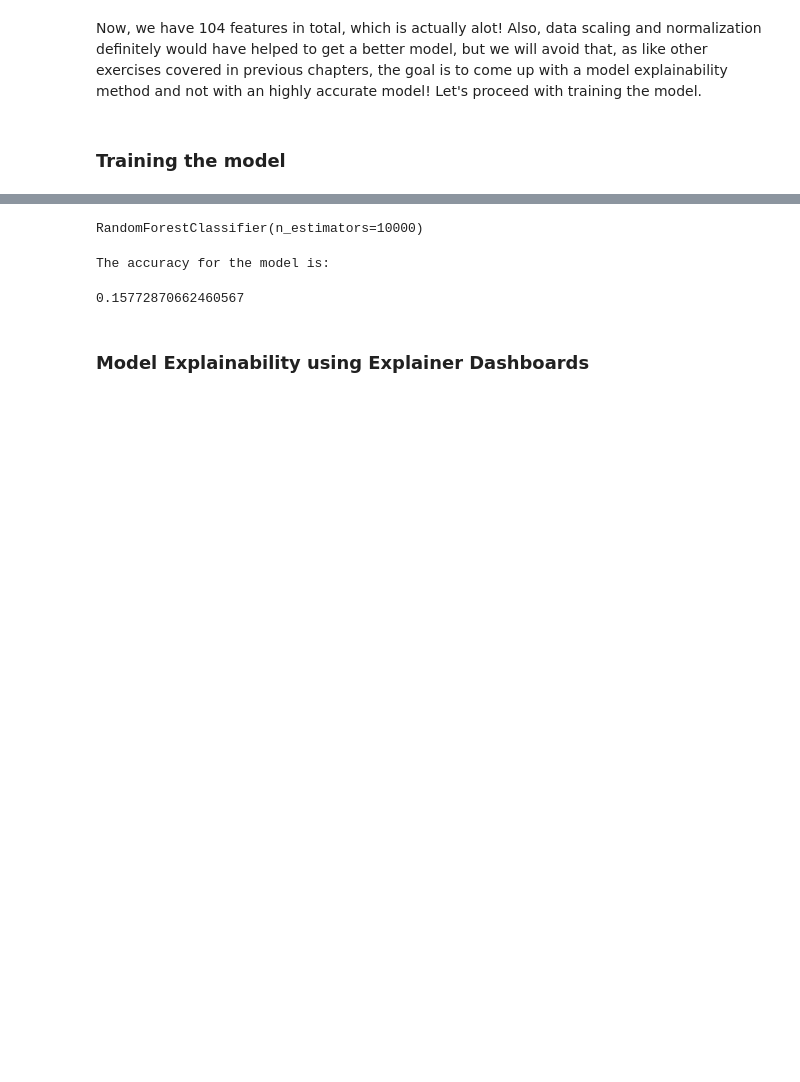
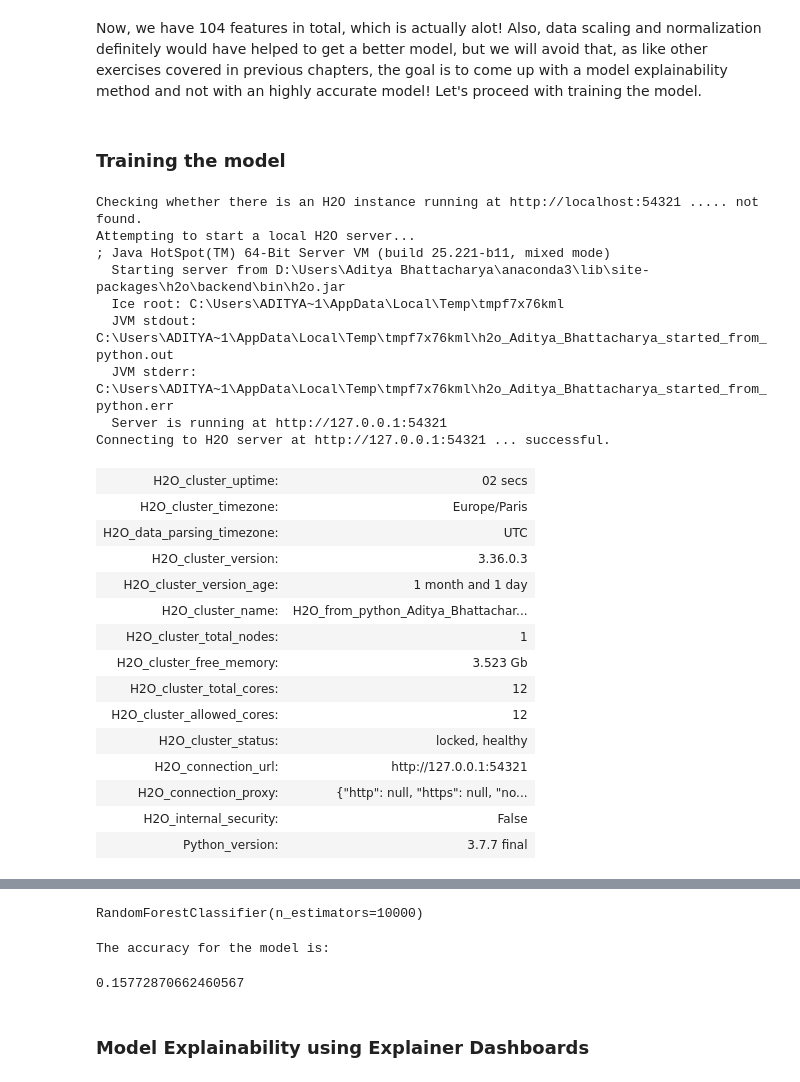
Before and after one commit to PacktPublishing/Applied-Machine-Learning-Explainability-Techniques, a Jupyter notebook: Chapter09/Explainer_dashboard_example.ipynb, the cells around one changed output, grey strips where cells are left out. Cells and saved outputs as stored; diff of their text form; code cells hidden in the pictures; blank space fills up the shorter version.

```diff
--- a/Chapter09/Explainer_dashboard_example.ipynb
+++ b/Chapter09/Explainer_dashboard_example.ipynb
@@ -223,3 +226,34 @@ Now, we have 104 features in total, which is actually alot! Also, data scaling a
 ### Training the model
 # %%
 x_train,x_valid,y_train,y_valid = train_test_split(encoded_train,labels,test_size=0.2,random_state=123)
+# %%
+# Start the H2O cluster (locally)
+h2o.init()
+
+# Run AutoML for 20 base models
+aml = H2OAutoML(max_models=20, seed=1)
+# %% [output]
+Checking whether there is an H2O instance running at http://localhost:54321 ..... not found.
+Attempting to start a local H2O server...
+; Java HotSpot(TM) 64-Bit Server VM (build 25.221-b11, mixed mode)
+  Starting server from D:\Users\Aditya Bhattacharya\anaconda3\lib\site-packages\h2o\backend\bin\h2o.jar
+  Ice root: C:\Users\ADITYA~1\AppData\Local\Temp\tmpf7x76kml
+  JVM stdout: C:\Users\ADITYA~1\AppData\Local\Temp\tmpf7x76kml\h2o_Aditya_Bhattacharya_started_from_python.out
+  JVM stderr: C:\Users\ADITYA~1\AppData\Local\Temp\tmpf7x76kml\h2o_Aditya_Bhattacharya_started_from_python.err
+  Server is running at http://127.0.0.1:54321
+Connecting to H2O server at http://127.0.0.1:54321 ... successful.
+| H2O_cluster_uptime: | 02 secs |
+| H2O_cluster_timezone: | Europe/Paris |
+| H2O_data_parsing_timezone: | UTC |
+| H2O_cluster_version: | 3.36.0.3 |
+| H2O_cluster_version_age: | 1 month and 1 day |
+| H2O_cluster_name: | H2O_from_python_Aditya_Bhattachar... |
+| H2O_cluster_total_nodes: | 1 |
+| H2O_cluster_free_memory: | 3.523 Gb |
+| H2O_cluster_total_cores: | 12 |
+| H2O_cluster_allowed_cores: | 12 |
+| H2O_cluster_status: | locked, healthy |
+| H2O_connection_url: | http://127.0.0.1:54321 |
+| H2O_connection_proxy: | {"http": null, "https": null, "no... |
+| H2O_internal_security: | False |
+| Python_version: | 3.7.7 final |
```
Also changed, not shown: parts of 6 cells of this notebook.
